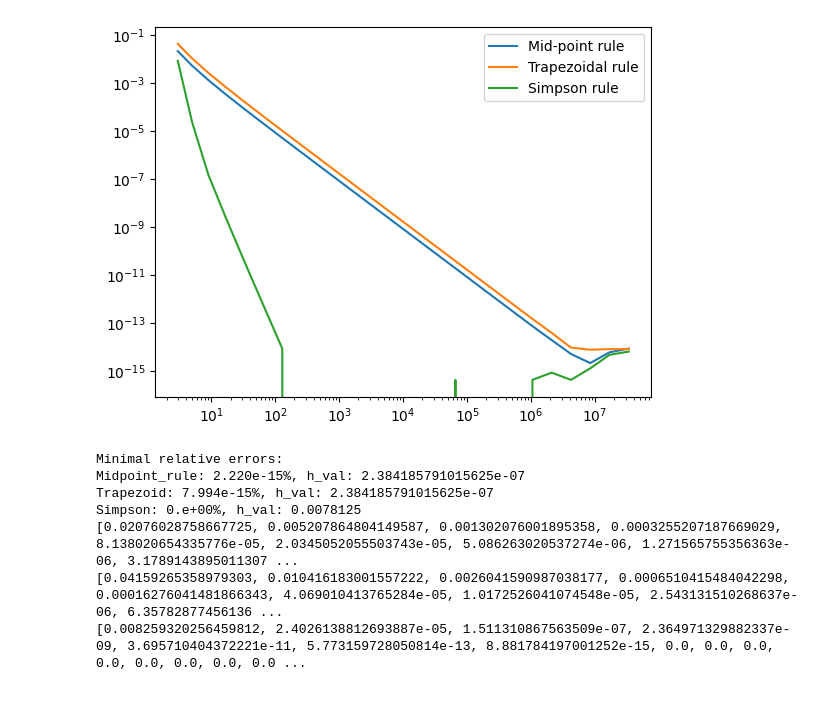
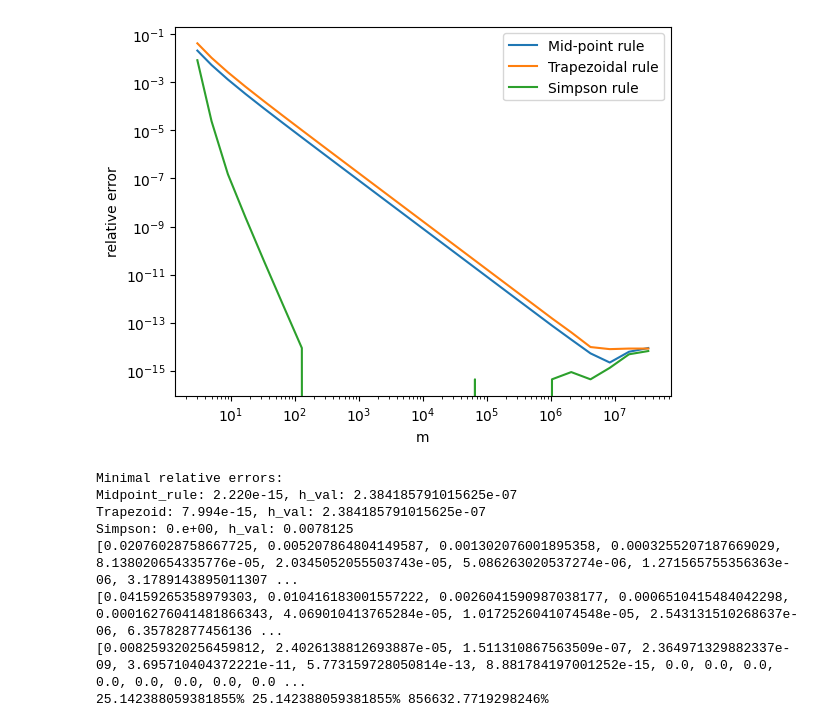
Before and after one commit to Fisieekk/MOwNiT, a Jupyter notebook: Lab6/1.ipynb, the cells around one changed output. Drawn from its saved outputs; the diff is of its cells as text; code cells hidden in the pictures.

```diff
--- a/Lab6/1.ipynb
+++ b/Lab6/1.ipynb
@@ -39,36 +39,46 @@ mid_point_errors, trapezoidal_errors, simpson_errors = calculate_errors(a, b, m)
 # %%
 
 # plt.hlines(y=0, xmin=n[0], xmax=n[-1], colors='aqua', linestyles='-', lw=2, label='zero')
 plt.plot(n, mid_point_errors, label='Mid-point rule')
 plt.plot(n, trapezoidal_errors, label='Trapezoidal rule')
 plt.plot(n, simpson_errors, label='Simpson rule')
 # plt.vlines(1+(2**22), ymax=0.1, ymin=0, linestyles='dotted', colors='red')
+plt.xlabel('m')
+plt.ylabel('relative error')
 plt.yscale('log')
 plt.xscale('log')
 plt.legend()
 plt.show()
 # %% [output]
-[figure, old version]
+[figure, new version]
 # %%
 #b
 from numpy import  argmin
-
 
 print("Minimal relative errors:")
 print(f"Midpoint_rule: {np.format_float_scientific(min(mid_point_errors), precision=3)}, h_val: {1/(2 ** (argmin(mid_point_errors)))}")
 print(f"Trapezoid: {np.format_float_scientific(min(trapezoidal_errors), precision=3)}, h_val: {1/(2 ** (argmin(trapezoidal_errors)))}")
 print(f"Simpson: {np.format_float_scientific(min(simpson_errors))}, h_val: {1/(2 ** (argmin(simpson_errors)))}")
+
 print(mid_point_errors)
 print(trapezoidal_errors)
 print(simpson_errors)
+
+lab1error = 9.12e-9
+mid_diff = f'{abs((lab1error - 1/(2 ** (argmin(mid_point_errors))))/lab1error)}%'
+trapz_diff = f'{abs((lab1error - 1/(2 ** (argmin(trapezoidal_errors))))/lab1error)}%'
+simps_diff = f'{abs((lab1error - 1/(2 ** (argmin(simpson_errors))))/lab1error)}%'
+
+print(mid_diff, trapz_diff, simps_diff)
 # %% [output]
 Minimal relative errors:
-Midpoint_rule: 2.220e-15%, h_val: 2.384185791015625e-07
-Trapezoid: 7.994e-15%, h_val: 2.384185791015625e-07
-Simpson: 0.e+00%, h_val: 0.0078125
+Midpoint_rule: 2.220e-15, h_val: 2.384185791015625e-07
+Trapezoid: 7.994e-15, h_val: 2.384185791015625e-07
+Simpson: 0.e+00, h_val: 0.0078125
 [0.02076028758667725, 0.005207864804149587, 0.001302076001895358, 0.0003255207187669029, 8.138020654335776e-05, 2.0345052055503743e-05, 5.086263020537274e-06, 1.271565755356363e-06, 3.1789143895011307 ...
 [0.04159265358979303, 0.010416183001557222, 0.0026041590987038177, 0.0006510415484042298, 0.00016276041481866343, 4.069010413765284e-05, 1.0172526041074548e-05, 2.543131510268637e-06, 6.35782877456136 ...
 [0.008259320256459812, 2.4026138812693887e-05, 1.511310867563509e-07, 2.364971329882337e-09, 3.695710404372221e-11, 5.773159728050814e-13, 8.881784197001252e-15, 0.0, 0.0, 0.0, 0.0, 0.0, 0.0, 0.0, 0.0 ...
+25.142388059381855% 25.142388059381855% 856632.7719298246%
 # %%
 h1 = 1/(2**6+1)
 h2 = 1/(2**5+1)
```
Also changed, not shown: parts of 2 cells of this notebook, 1 other file.
